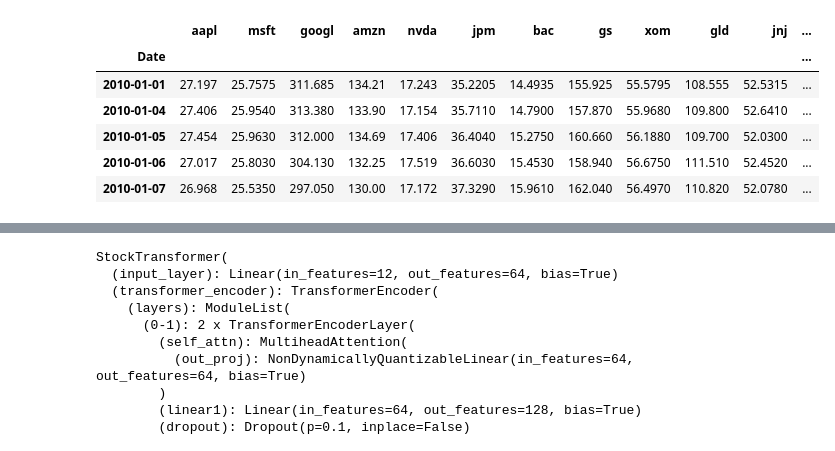
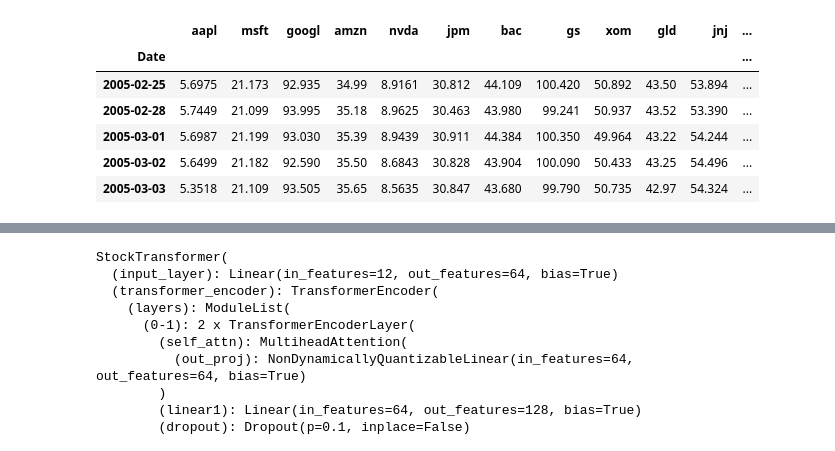
Before and after one commit to MariaNowacka/ml_project, a Jupyter notebook: ML_methods_up_pred.ipynb, the cells around one changed output, grey strips where cells are left out. Cells and saved outputs as stored; diff of their text form; code cells hidden in the pictures.

```diff
--- a/ML_methods_up_pred.ipynb
+++ b/ML_methods_up_pred.ipynb
@@ -35,17 +35,17 @@ df = combined_df.copy()
 df["spy"] = sp500_df["Close"]
 # %%
 df = df.sort_index()
-start_date = '2010-01-01'
+start_date = '2005-02-25'
 df = df.loc[start_date:]
 df.head()
 # %% [output]
 |  | aapl | msft | googl | amzn | nvda | jpm | bac | gs | xom | gld | jnj | ... |
 | Date |  |  |  |  |  |  |  |  |  |  |  | ... |
-| 2010-01-01 | 27.197 | 25.7575 | 311.685 | 134.21 | 17.243 | 35.2205 | 14.4935 | 155.925 | 55.5795 | 108.555 | 52.5315 | ... |
-| 2010-01-04 | 27.406 | 25.9540 | 313.380 | 133.90 | 17.154 | 35.7110 | 14.7900 | 157.870 | 55.9680 | 109.800 | 52.6410 | ... |
-| 2010-01-05 | 27.454 | 25.9630 | 312.000 | 134.69 | 17.406 | 36.4040 | 15.2750 | 160.660 | 56.1880 | 109.700 | 52.0300 | ... |
-| 2010-01-06 | 27.017 | 25.8030 | 304.130 | 132.25 | 17.519 | 36.6030 | 15.4530 | 158.940 | 56.6750 | 111.510 | 52.4520 | ... |
-| 2010-01-07 | 26.968 | 25.5350 | 297.050 | 130.00 | 17.172 | 37.3290 | 15.9610 | 162.040 | 56.4970 | 110.820 | 52.0780 | ... |
+| 2005-02-25 | 5.6975 | 21.173 | 92.935 | 34.99 | 8.9161 | 30.812 | 44.109 | 100.420 | 50.892 | 43.50 | 53.894 | ... |
+| 2005-02-28 | 5.7449 | 21.099 | 93.995 | 35.18 | 8.9625 | 30.463 | 43.980 | 99.241 | 50.937 | 43.52 | 53.390 | ... |
+| 2005-03-01 | 5.6987 | 21.199 | 93.030 | 35.39 | 8.9439 | 30.911 | 44.384 | 100.350 | 49.964 | 43.22 | 54.244 | ... |
+| 2005-03-02 | 5.6499 | 21.182 | 92.590 | 35.50 | 8.6843 | 30.828 | 43.904 | 100.090 | 50.433 | 43.25 | 54.496 | ... |
+| 2005-03-03 | 5.3518 | 21.109 | 93.505 | 35.65 | 8.5635 | 30.847 | 43.680 | 99.790 | 50.735 | 42.97 | 54.324 | ... |
 # %%
 returns_df = df[core_stocks].pct_change()
 returns_df['spy'] = df['spy'].pct_change().shift(-1)
```
Also changed, not shown: parts of 5 cells of this notebook, 1 other file.
